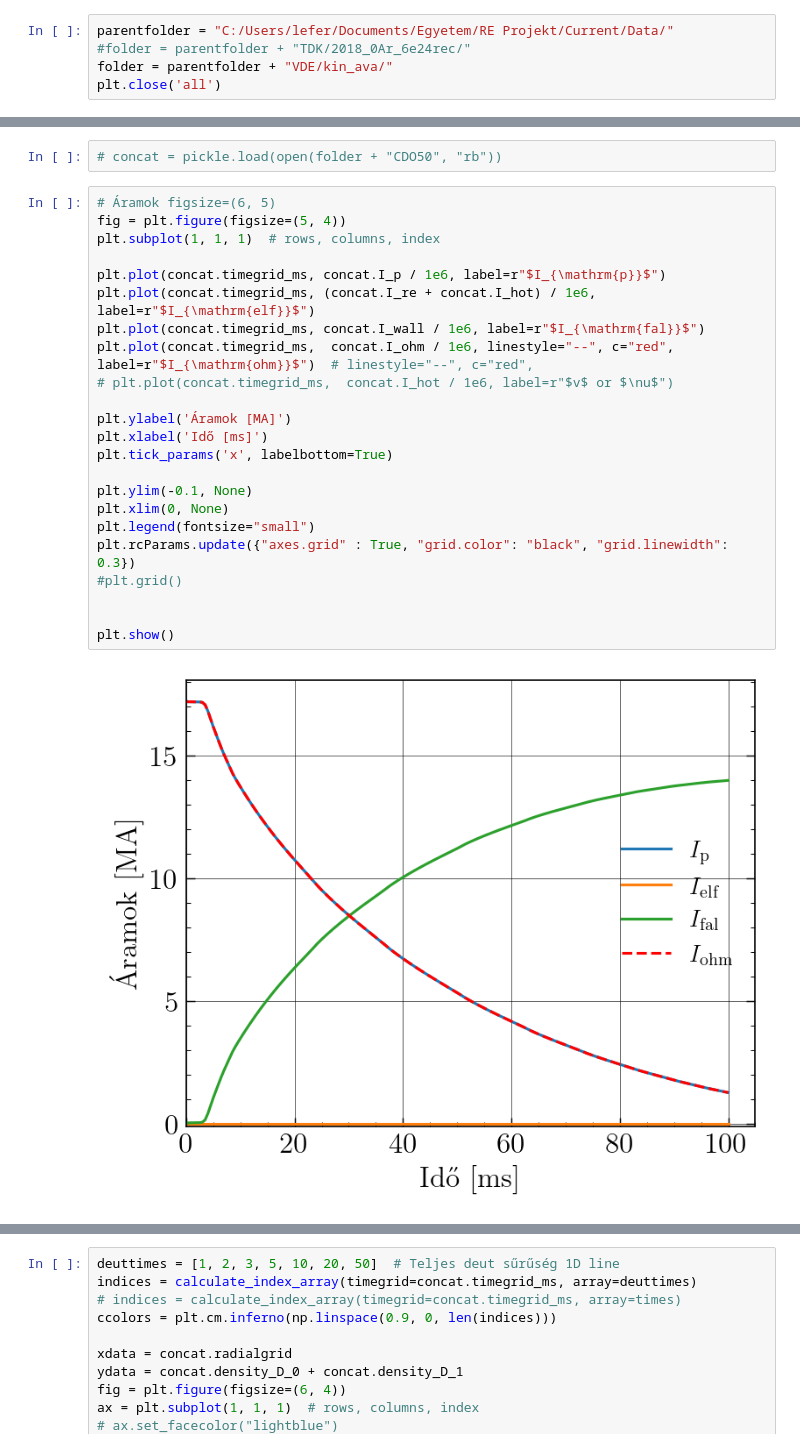
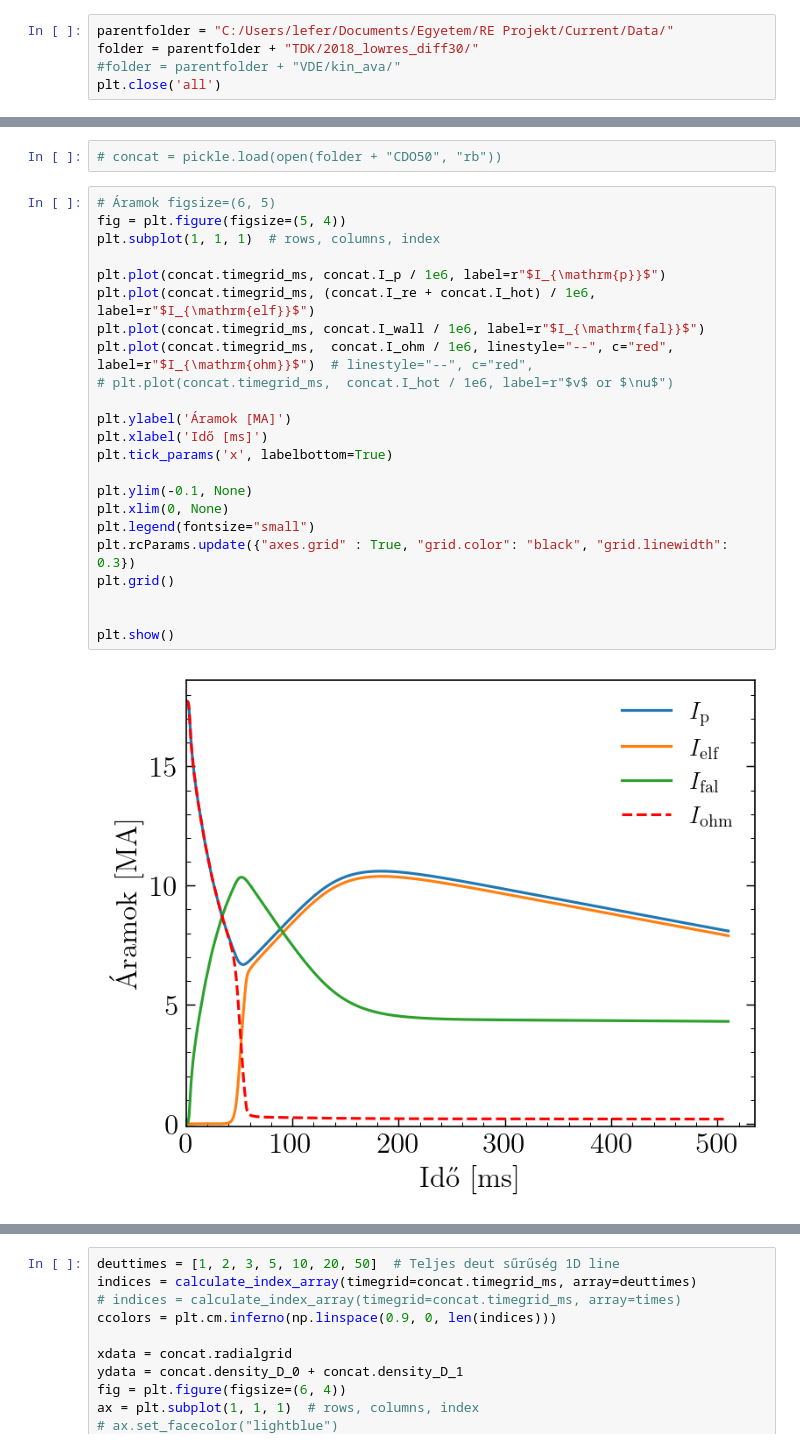
Before and after one commit to leferi99/CDO-plotting, a Jupyter notebook: HUN.ipynb, the cells around one changed output, grey strips where cells are left out. Drawn from its saved outputs; the diff is of its cells as text.

```diff
--- a/HUN.ipynb
+++ b/HUN.ipynb
@@ -216,8 +218,8 @@ VDE/
     kin_ava2/ - pCutAvalanche - 0.01
 # %%
 parentfolder = "C:/Users/lefer/Documents/Egyetem/RE Projekt/Current/Data/"
-#folder = parentfolder + "TDK/2018_0Ar_6e24rec/"
-folder = parentfolder + "VDE/kin_ava/"
+folder = parentfolder + "TDK/2018_lowres_diff30/"
+#folder = parentfolder + "VDE/kin_ava/"
 plt.close('all')
 # %%
 # read data
@@ -254,28 +256,28 @@ Resolution: (180, 15)
 # %%
 # Áramok figsize=(6, 5)
 fig = plt.figure(figsize=(5, 4))
 plt.subplot(1, 1, 1)  # rows, columns, index
 
 plt.plot(concat.timegrid_ms, concat.I_p / 1e6, label=r"$I_{\mathrm{p}}$")
 plt.plot(concat.timegrid_ms, (concat.I_re + concat.I_hot) / 1e6, label=r"$I_{\mathrm{elf}}$")
 plt.plot(concat.timegrid_ms, concat.I_wall / 1e6, label=r"$I_{\mathrm{fal}}$")
 plt.plot(concat.timegrid_ms,  concat.I_ohm / 1e6, linestyle="--", c="red", label=r"$I_{\mathrm{ohm}}$")  # linestyle="--", c="red",
 # plt.plot(concat.timegrid_ms,  concat.I_hot / 1e6, label=r"$v$ or $\nu$")
 
 plt.ylabel('Áramok [MA]')
 plt.xlabel('Idő [ms]')
 plt.tick_params('x', labelbottom=True)
 
 plt.ylim(-0.1, None)
 plt.xlim(0, None)
 plt.legend(fontsize="small")
 plt.rcParams.update({"axes.grid" : True, "grid.color": "black", "grid.linewidth": 0.3})
-#plt.grid()
+plt.grid()
 
 
 plt.show()
 # %% [output]
-[figure, old version]
+[figure, new version]
 # %%
 # times list in milliseconds
 # times = [1, 10, 20, 50, 100, 150, 300, 450, 600]
```
Also changed, not shown: parts of 6 cells of this notebook, 4 other files.
